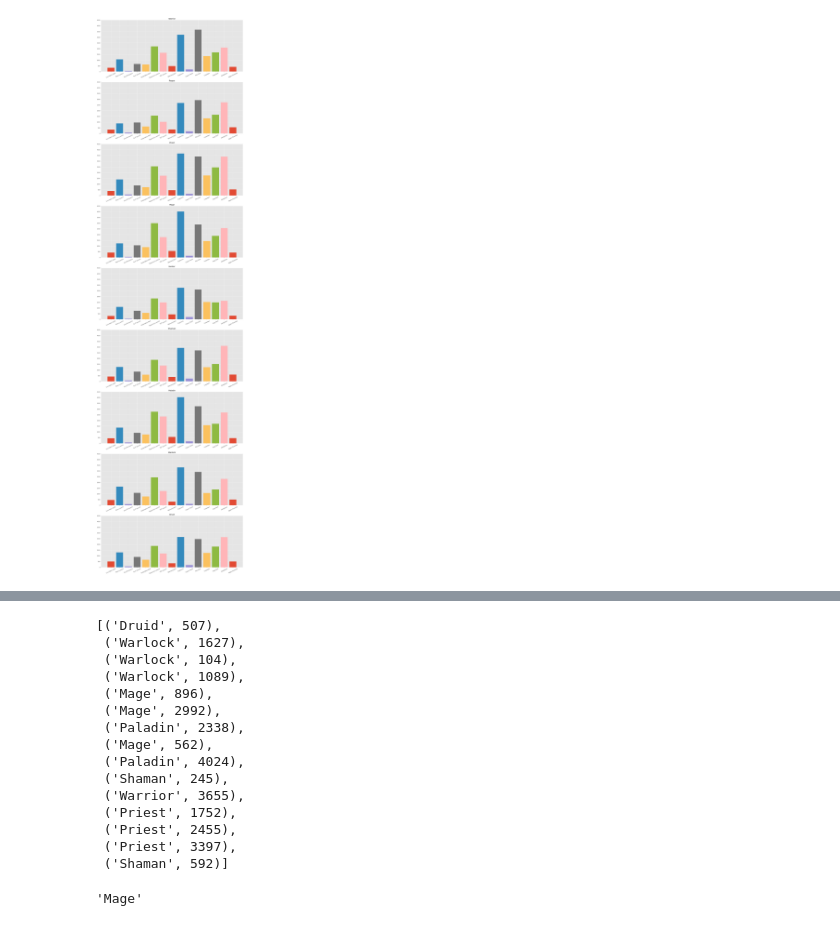
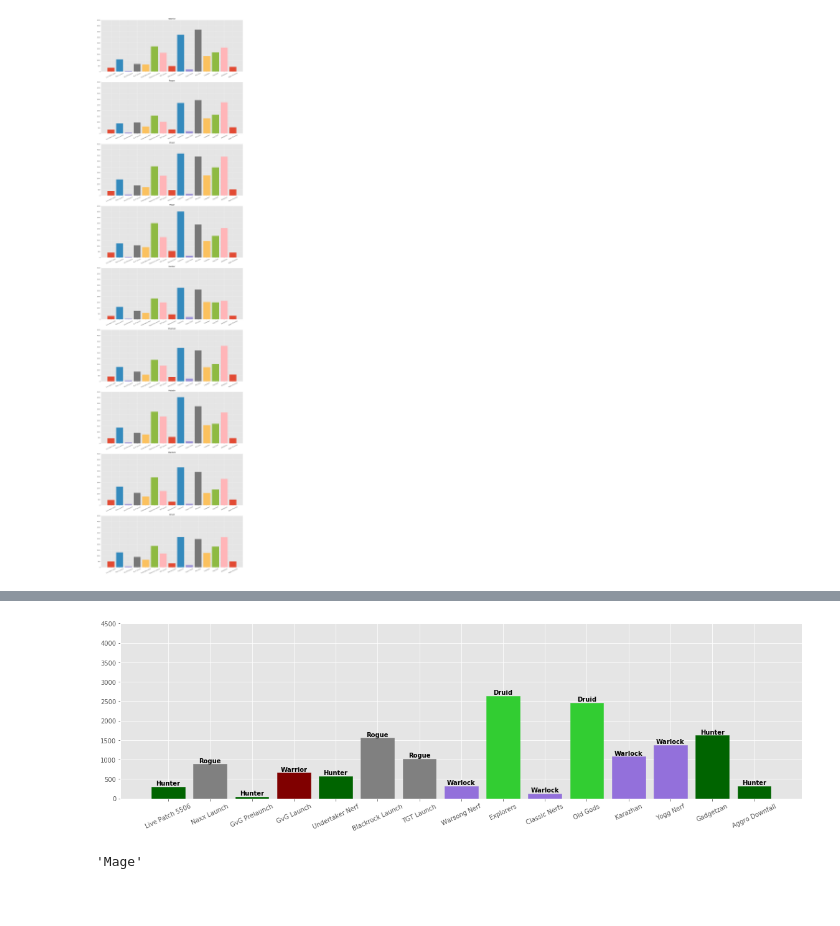
Before and after one commit to NJacobsohn/Hearthstone-Data-Analysis, a Jupyter notebook: EDA_plotting.ipynb, the cells around one changed output, grey strips where cells are left out. Saved outputs shown, nothing was run; the diff lists cells and outputs as text; code cells hidden in the pictures; blank space fills up the shorter version.

```diff
--- a/EDA_plotting.ipynb
+++ b/EDA_plotting.ipynb
@@ -280,21 +278,42 @@ class_pop_df['Class'] = class_names
-# %%
-class_max_name
-# %% [output]
-[('Druid', 507),
- ('Warlock', 1627),
- ('Warlock', 104),
- ('Warlock', 1089),
- ('Mage', 896),
- ('Mage', 2992),
- ('Paladin', 2338),
- ('Mage', 562),
- ('Paladin', 4024),
- ('Shaman', 245),
- ('Warrior', 3655),
- ('Priest', 1752),
- ('Priest', 2455),
- ('Priest', 3397),
- ('Shaman', 592)]
+# %%
+min_ls = []
+for col in deck_set_event_list:
+    min_ls.append(class_pop_df[col].min())
+
+class_min = []
+for idx, num in enumerate(min_ls):
+    class_min.append(class_pop_df[class_pop_df[deck_set_event_list[idx]] == min_ls[idx]]['Class'])
+
+class_min_name = []
+for num in range(len(class_min)):
+    class_min_name.append((class_min[num].all(), min_ls[num]))
+
+class_min = [x[1] for x in class_min_name]
+class_name_min = [x[0] for x in class_min_name]
+# %%
+fig, ax = plt.subplots(figsize=(16,5))
+i=0
+for pair in class_min_name:
+    patch = deck_set_event_list[i]
+    deck_condit = ranked_decks['deck_class'] == pair[0]
+    patch_condit = ranked_decks['deck_set'] == patch
+    ax.bar(patch, height=pair[1])
+    #ax.annotate('{}'.format(pair[0]), xy=(patch, pair[1]), weight="bold")
+    i+=1
+ax.set_xticks(np.arange(0, len(deck_set_event_list)))
+ax.set_xticklabels(deck_set_event_list, rotation=25)
+ax.set_ylim(0, 4500)
+rects = ax.patches
+labels = class_name_min
+for rect, label in zip(rects, labels):
+    rect.set_color(class_colors[label])
+    height = rect.get_height()
+    ax.text(rect.get_x() + rect.get_width() / 2, height + 5, label,
+            ha='center', va='bottom', weight='bold')
+plt.tight_layout()
+plt.savefig('img/least_popular_class_per_patch.png')
+# %% [output]
+[figure, added]
 # %%
 class_names[3]
 # %% [output]
```
Also changed, not shown: parts of 32 cells of this notebook, 14 other files.
